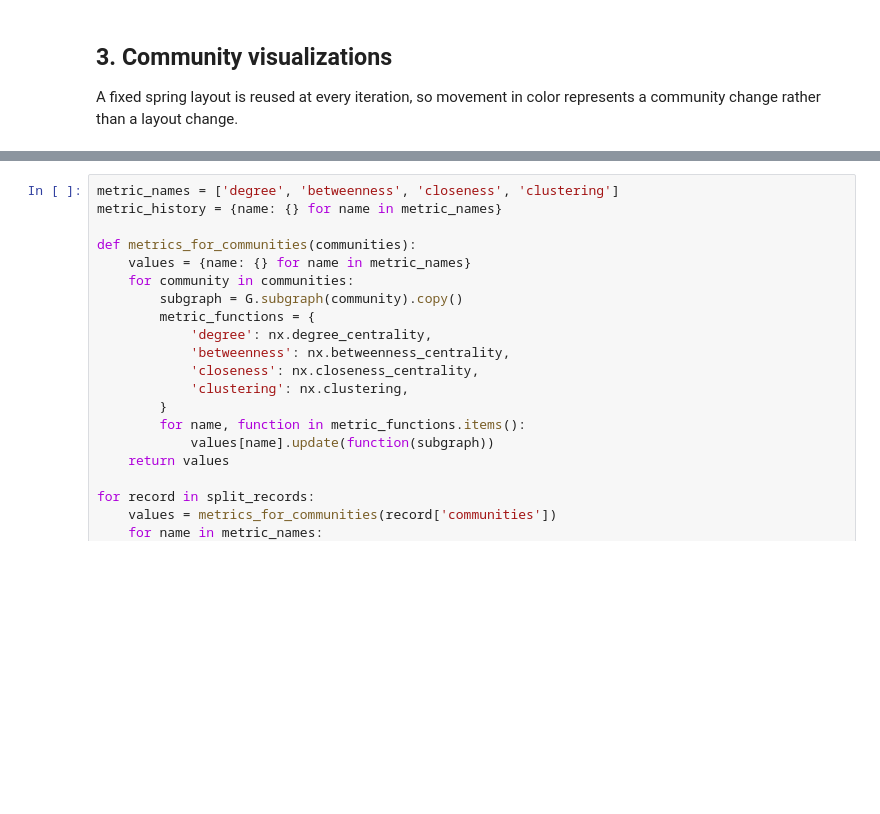
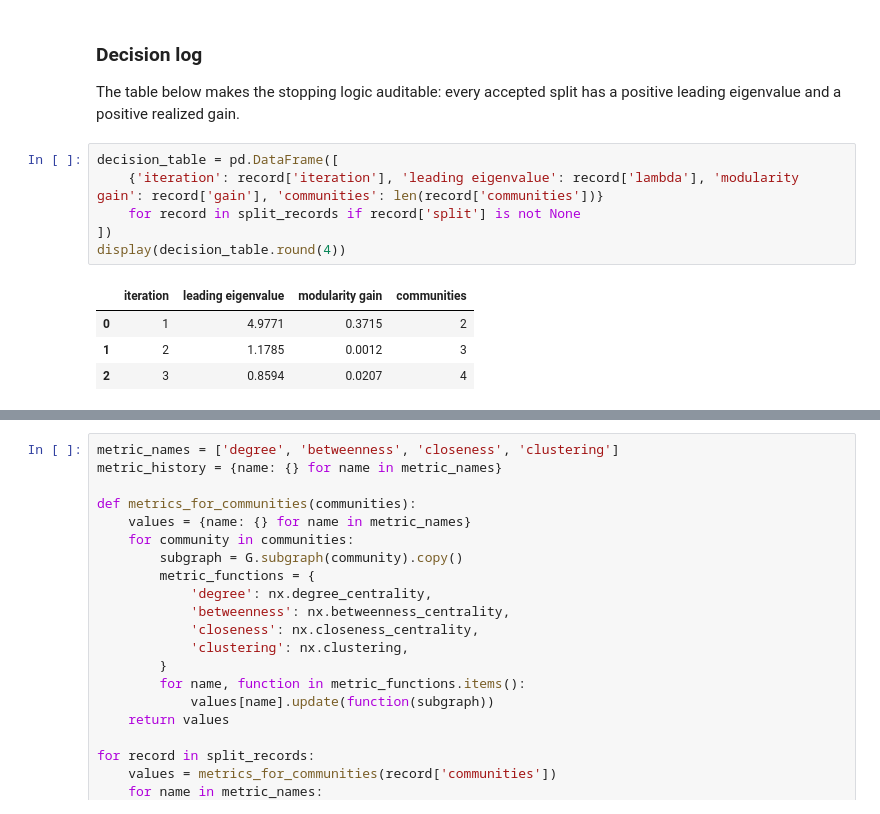
Before and after one commit to avantimeshram25/dsc212-karate-club-modularity, a Jupyter notebook: DSC212_Karate_Club_Modularity.ipynb, the cells around one changed output, grey strips where cells are left out. Drawn from its saved outputs; the diff is of its cells as text; blank space fills up the shorter version.

```diff
--- a/DSC212_Karate_Club_Modularity.ipynb
+++ b/DSC212_Karate_Club_Modularity.ipynb
@@ -128,5 +169,16 @@ Community 4: [24, 25, 26, 28, 29, 32]
 Final modularity Q = 0.3934
-# %% [markdown]
-## 3. Community visualizations
-
-A fixed spring layout is reused at every iteration, so movement in color represents a community change rather than a layout change.
+# %% [markdown]
+### Decision log
+
+The table below makes the stopping logic auditable: every accepted split has a positive leading eigenvalue and a positive realized gain.
+# %%
+decision_table = pd.DataFrame([
+    {'iteration': record['iteration'], 'leading eigenvalue': record['lambda'], 'modularity gain': record['gain'], 'communities': len(record['communities'])}
+    for record in split_records if record['split'] is not None
+])
+display(decision_table.round(4))
+# %% [output]
+|  | iteration | leading eigenvalue | modularity gain | communities |
+| 0 | 1 | 4.9771 | 0.3715 | 2 |
+| 1 | 2 | 1.1785 | 0.0012 | 3 |
+| 2 | 3 | 0.8594 | 0.0207 | 4 |
```
Also changed, not shown: parts of 15 cells of this notebook, 1 other file.
